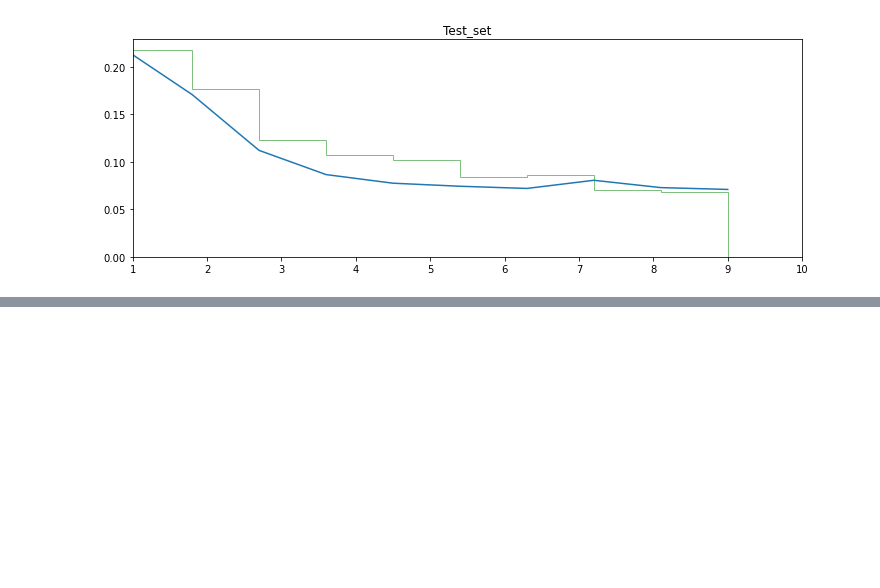
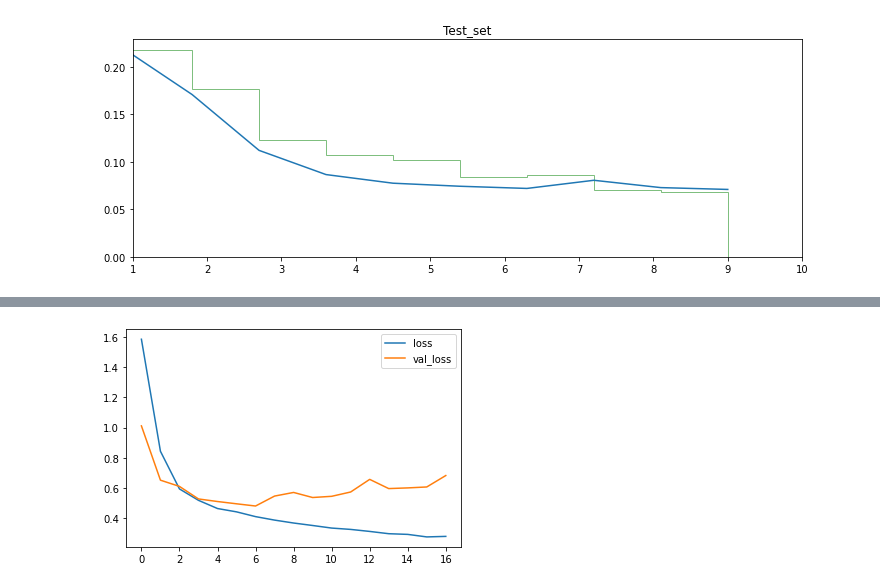
Before and after one commit to mavismmg/house-number-detection-with-cnn, a Jupyter notebook: CNN-SVHN-Number-detection.ipynb, the cells around one changed output, grey strips where cells are left out. Cells and saved outputs as stored; diff of their text form; code cells hidden in the pictures; blank space fills up the shorter version.

```diff
--- a/CNN-SVHN-Number-detection.ipynb
+++ b/CNN-SVHN-Number-detection.ipynb
@@ -230,0 +220,38 @@ TypeError: Failed to convert object of type <class 'tensorflow.python.layers.poo
+# %%
+def build_model(X, y, height, width, color_channel, filter_value, k_height, k_width, padding_, activation_, units_dense, units_logits, p_height, p_width, strides_, drop_, patience_):
+    model = tf.keras.Sequential([
+        tf.keras.layers.Conv2D(filter_value[0], (k_height, k_width), padding=padding_, activation=activation_, input_shape=(height, width, color_channel)),
+        tf.keras.layers.MaxPooling2D((p_height, p_width), strides=strides_),
+        tf.keras.layers.Conv2D(filter_value[1], (k_height, k_width), padding=padding_, activation=activation_),
+        tf.keras.layers.MaxPooling2D((p_height, p_width), strides=strides_),
+        tf.keras.layers.Flatten(),
+        tf.keras.layers.Dense(units_dense, activation=activation_),
+        tf.keras.layers.Dropout(drop_),
+        tf.keras.layers.Dense(units=units_logits)
+    ])
+
+    checkpoint_path_ = checkpoint_path()
+
+    model_checkpoint_callback = tf.keras.callbacks.ModelCheckpoint(
+        filepath=checkpoint_path_,
+        save_weights_only=False,
+        monitor='loss',
+        mode='min',
+        save_best_only=True
+    )
+
+    callbacks = [
+        EarlyStopping(patience=patience_),
+        model_checkpoint_callback
+    ]
+
+    return model, callbacks
+
+filter_value = [32, 64]
+model, callbacks = build_model(X, y, 32, 32, 1, filter_value, 5, 5, 'same', tf.nn.relu, 256, 10, 2, 2, 2, 0.2, 10)
+# %%
+model.compile(optimizer=tf.keras.optimizers.Adam(lr=0.001),
+              loss=tf.keras.losses.CategoricalCrossentropy(from_logits=True),
+              metrics=['accuracy'])
+# %%
+history = model.fit(X_train_grayscale, y_train, epochs=500, validation_data=(X_validation_grayscale, y_validation), callbacks=callbacks)
@@ -230,0 +305,3 @@ TypeError: Failed to convert object of type <class 'tensorflow.python.layers.poo
+# %%
+metrics_df = pd.DataFrame(history.history)
+metrics_df.head()
@@ -230,0 +315,5 @@ TypeError: Failed to convert object of type <class 'tensorflow.python.layers.poo
+# %%
+metrics_df[['loss', 'val_loss']].plot()
+plt.show()
+# %% [output]
+[figure, added]
```
Also changed, not shown: parts of 17 cells of this notebook.
